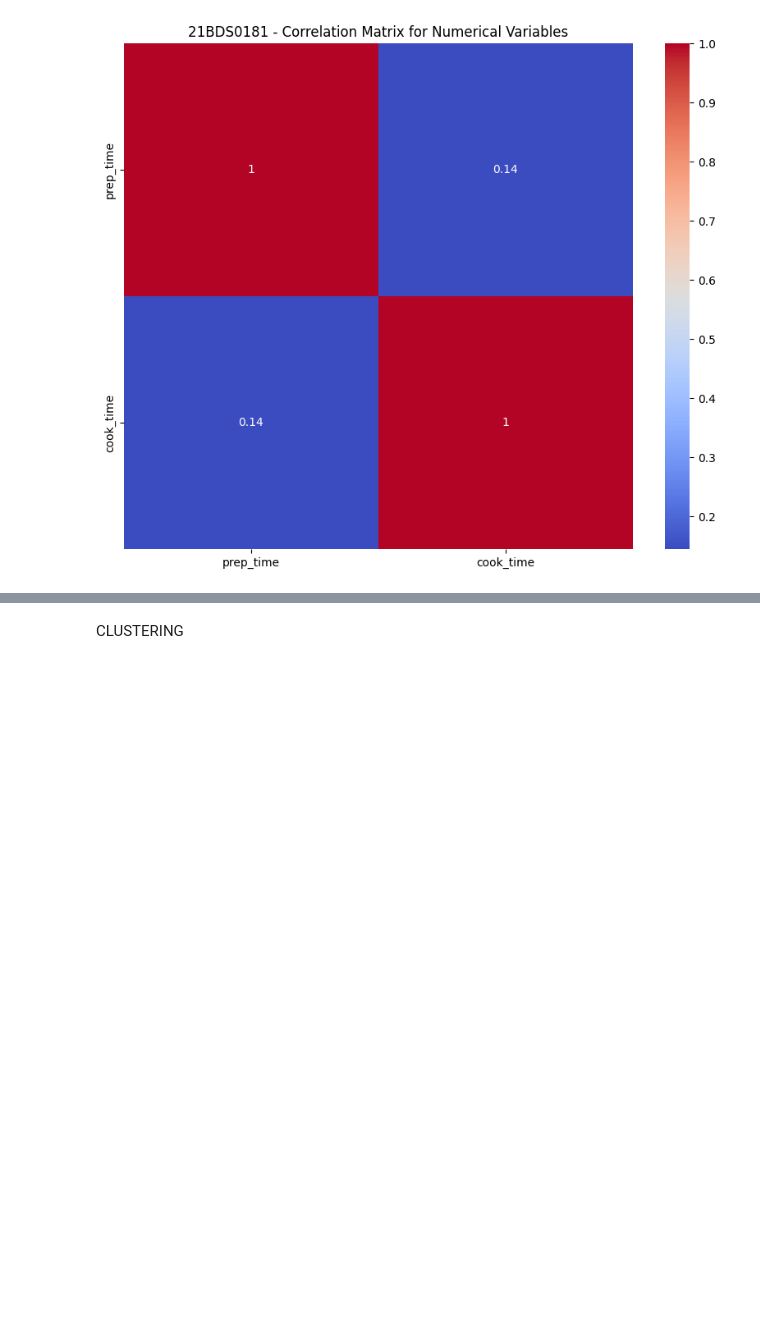
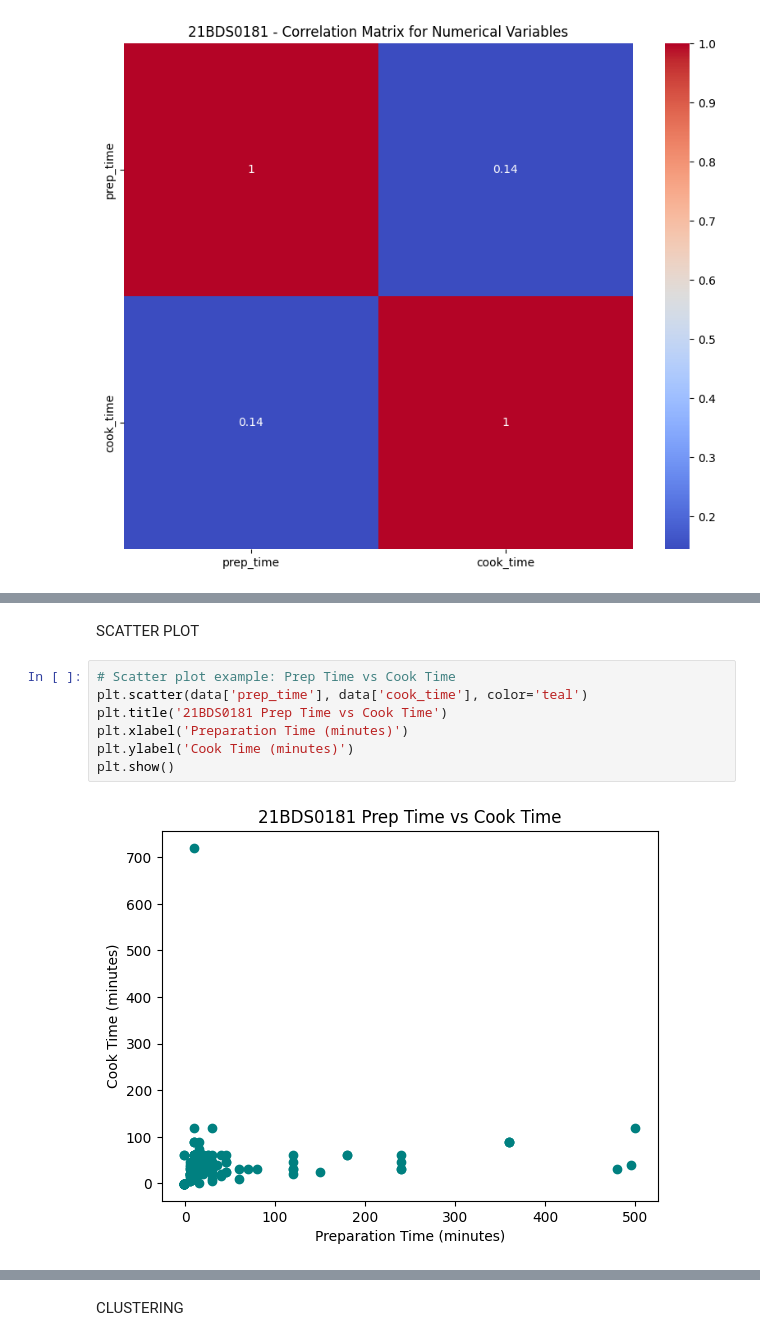
Before and after one commit to prtk2403/EDA_DA_21BDS0181, a Jupyter notebook: 21BDS0181_EDA_DA1.ipynb, the cells around one changed output, grey strips where cells are left out. Cells and saved outputs as stored; diff of their text form; blank space fills up the shorter version.

```diff
--- a/21BDS0181_EDA_DA1.ipynb
+++ b/21BDS0181_EDA_DA1.ipynb
@@ -151,0 +225,11 @@ plt.show()
+# %% [markdown]
+SCATTER PLOT
+# %%
+# Scatter plot example: Prep Time vs Cook Time
+plt.scatter(data['prep_time'], data['cook_time'], color='teal')
+plt.title('21BDS0181 Prep Time vs Cook Time')
+plt.xlabel('Preparation Time (minutes)')
+plt.ylabel('Cook Time (minutes)')
+plt.show()
+# %% [output]
+[figure, added]
```
Also changed, not shown: parts of 32 cells of this notebook.
